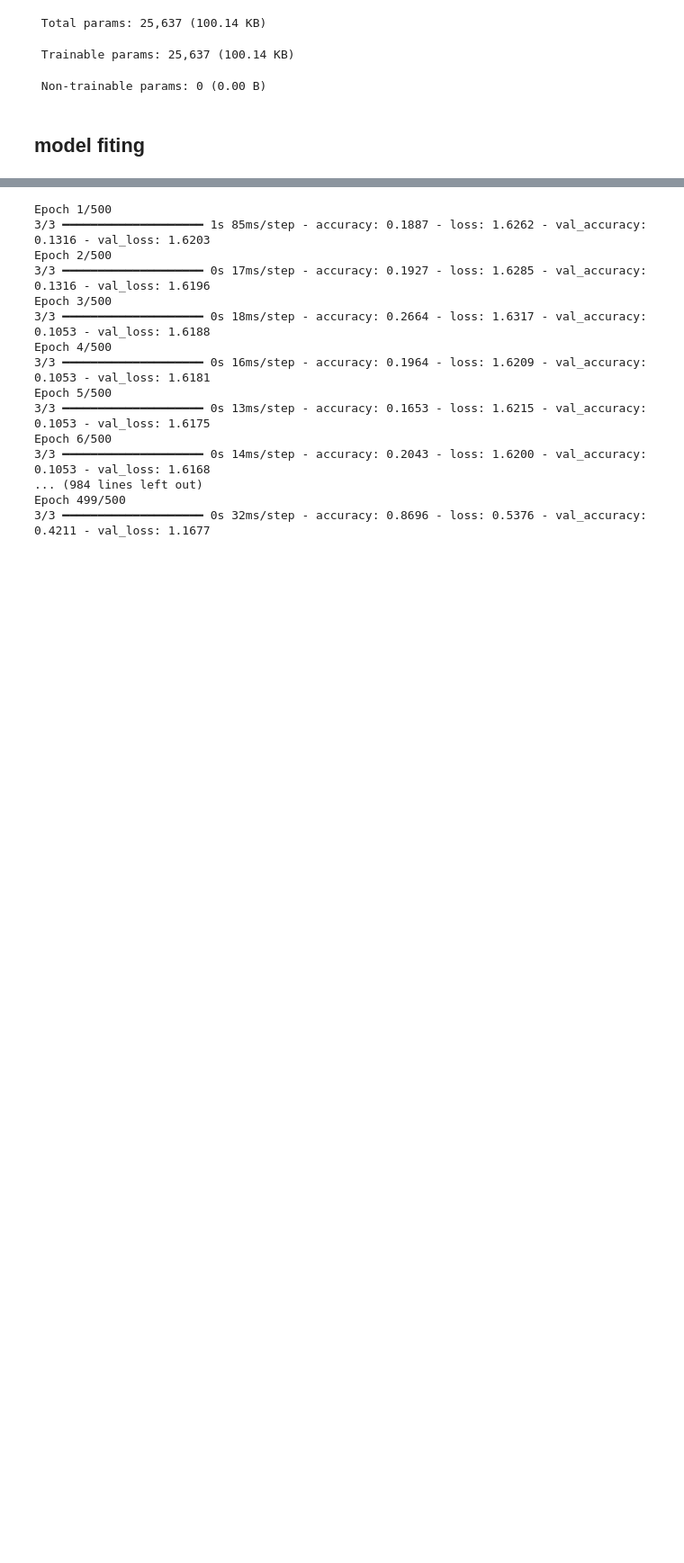
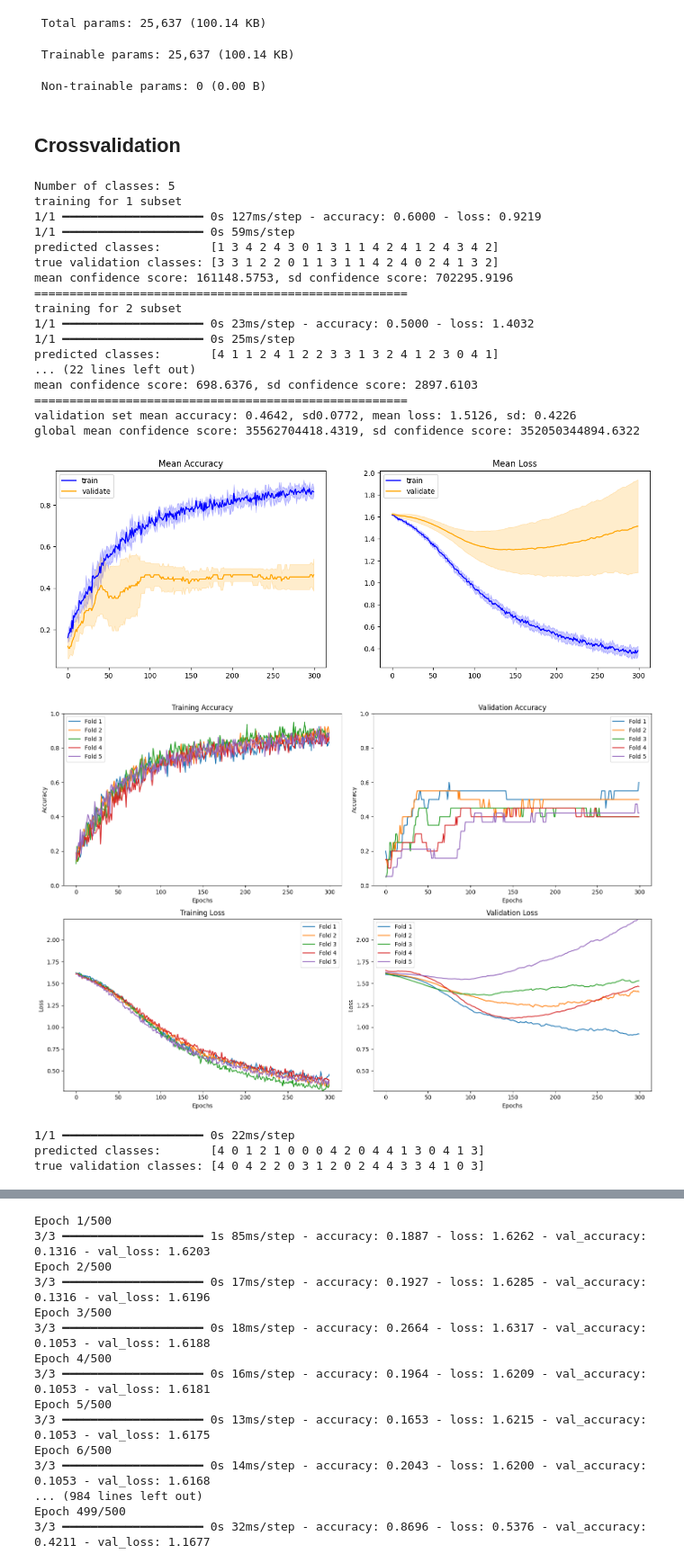
Before and after one commit to paq88/Fish_neural_network_classifier, a Jupyter notebook: Gut_analysis/Gut_1_FNN.ipynb, the cells around one changed output, grey strips where cells are left out. Shown at 90% size. Drawn from its saved outputs; the diff is of its cells as text; code cells hidden in the pictures; blank space fills up the shorter version.

```diff
--- a/Gut_analysis/Gut_1_FNN.ipynb
+++ b/Gut_analysis/Gut_1_FNN.ipynb
@@ -163,9 +164,2 @@ predictors = list(set(list(df_5.columns)) - set(target))
 # %%
-#normalisation by collumns best for now
-df_5[predictors]=df_5[predictors]/df_5[predictors].max()
-
-#normalisation by rows
-#df_5[predictors] = df_5[predictors].apply(lambda row: row / row.max(axis=0), axis=0)
-
-#normalisation using sklearn
-#df_5[predictors] = normalize(df_5[predictors], norm='max', axis=0, copy=True, return_norm=False)
+df[predictors] = normalize(df[predictors], norm='max', axis=0, copy=True, return_norm=False)
@@ -191,9 +181,6 @@ Here we can see results of normalisation as each feature is getting values in th
 # %% [markdown]
 ## Splitting data into train and test sets
 # %%
-X=df_5[predictors].values
-y=df_5[target].values
-yt = keras.utils.to_categorical(y, 5)
-X_train, X_test, y_train, y_test = train_test_split(X,yt,test_size=0.3,random_state=111,stratify = yt,shuffle = True)
-print(X_train.shape,X_test.shape,y_train.shape,y_test.shape)
+df_train_val, df_test = train_test_split(df, test_size=0.2, random_state=111, stratify=df['pond_5'], shuffle=True)
+df_train_val.shape, df_test.shape
 # %% [output]
@@ -210,2 +200,4 @@ My initial strategy as we have not much data is to have some more dropout to pre
+# %%
+kf = KFold(n_splits=5, shuffle=True, random_state=111)
 # %% [markdown]
 ## model building and compiling
@@ -213,12 +205,7 @@ the following model is result of many trial and error atemppts to create best cl
  model with 2 hidedn layers with relu as an activation function. we have no values below zero/one so relu is predicting practically lineary but it is giving best results as sigmoid is too agresive and loss function is varring by a lot during training ("jumping"), also two dropout layers to prevent overfitting and one output layer with softmax activation function.
 # %%
 model1 = keras.Sequential()
-
-
-
-model1.add(keras.layers.Dense(128,input_shape=(X_train.shape[1],),activation='relu'))
-
-
+model1.add(keras.layers.Dense(128,input_shape=(len(predictors),),activation='relu'))
 model1.add(keras.layers.Dropout(rate=0.25))
 model1.add(keras.layers.Dense(64, activation ='relu'))
 model1.add(keras.layers.Dropout(rate=0.25))
@@ -257,3 +241,28 @@ optimizer = keras.optimizers.Adam(learning_rate = 0.0001)
 model1.compile(optimizer = optimizer, loss = loss, metrics=metrics)
 # %% [markdown]
-## model fiting
+## Crossvalidation
+# %%
+crossvalidate(df_train_val, model1, predictors, 'pond_5', kf)
+# %% [output]
+Number of classes: 5
+training for 1 subset
+1/1 ━━━━━━━━━━━━━━━━━━━━ 0s 127ms/step - accuracy: 0.6000 - loss: 0.9219
+1/1 ━━━━━━━━━━━━━━━━━━━━ 0s 59ms/step
+predicted classes:       [1 3 4 2 4 3 0 1 3 1 1 4 2 4 1 2 4 3 4 2]
+true validation classes: [3 3 1 2 2 0 1 1 3 1 1 4 2 4 0 2 4 1 3 2]
+mean confidence score: 161148.5753, sd confidence score: 702295.9196
+=====================================================
+training for 2 subset
+1/1 ━━━━━━━━━━━━━━━━━━━━ 0s 23ms/step - accuracy: 0.5000 - loss: 1.4032
+1/1 ━━━━━━━━━━━━━━━━━━━━ 0s 25ms/step
+predicted classes:       [4 1 1 2 4 1 2 2 3 3 1 3 2 4 1 2 3 0 4 1]
+... (22 lines left out)
+mean confidence score: 698.6376, sd confidence score: 2897.6103
+=====================================================
+validation set mean accuracy: 0.4642, sd0.0772, mean loss: 1.5126, sd: 0.4226
+global mean confidence score: 35562704418.4319, sd confidence score: 352050344894.6322
+[figure, added]
+[figure, added]
+1/1 ━━━━━━━━━━━━━━━━━━━━ 0s 22ms/step
+predicted classes:       [4 0 1 2 1 0 0 0 4 2 0 4 4 1 3 0 4 1 3]
+true validation classes: [4 0 4 2 2 0 3 1 2 0 2 4 4 3 3 4 1 0 3]
```
Also changed, not shown: parts of 25 cells of this notebook, 1 other file.
